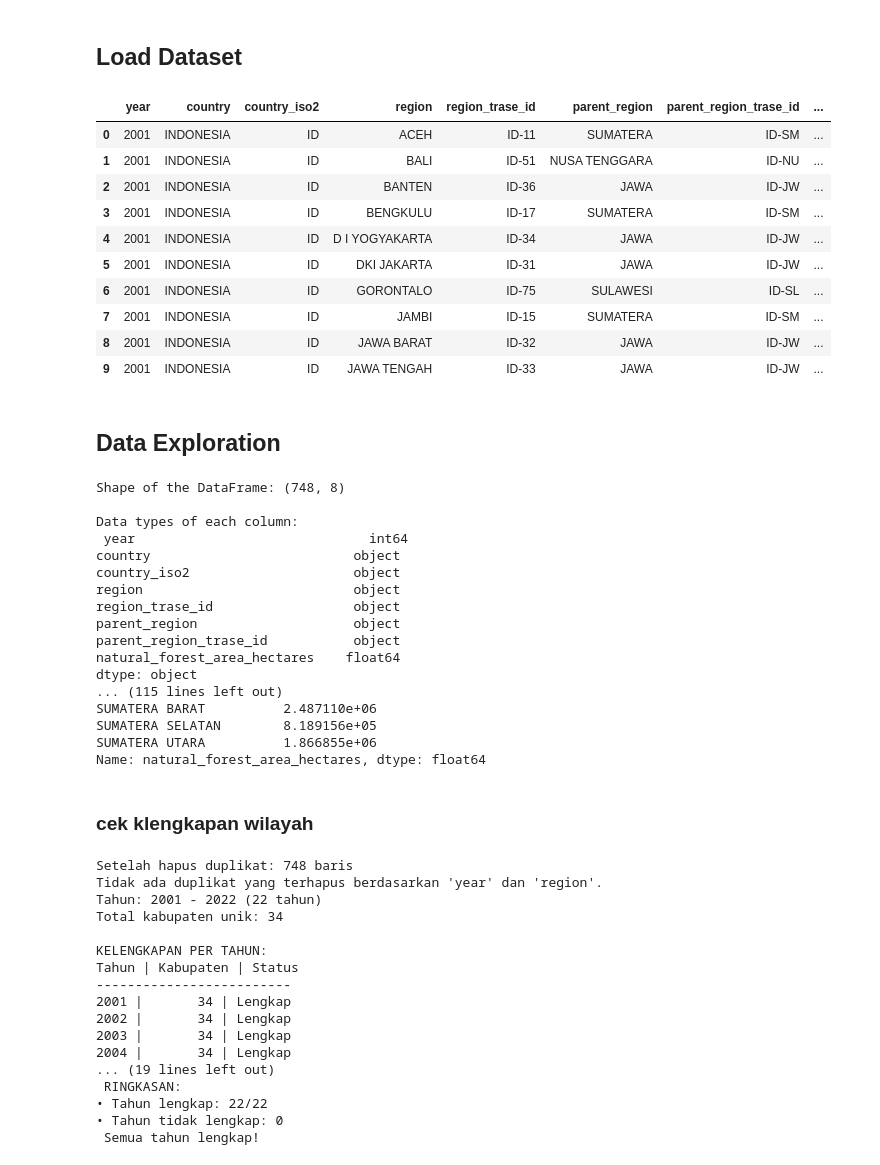
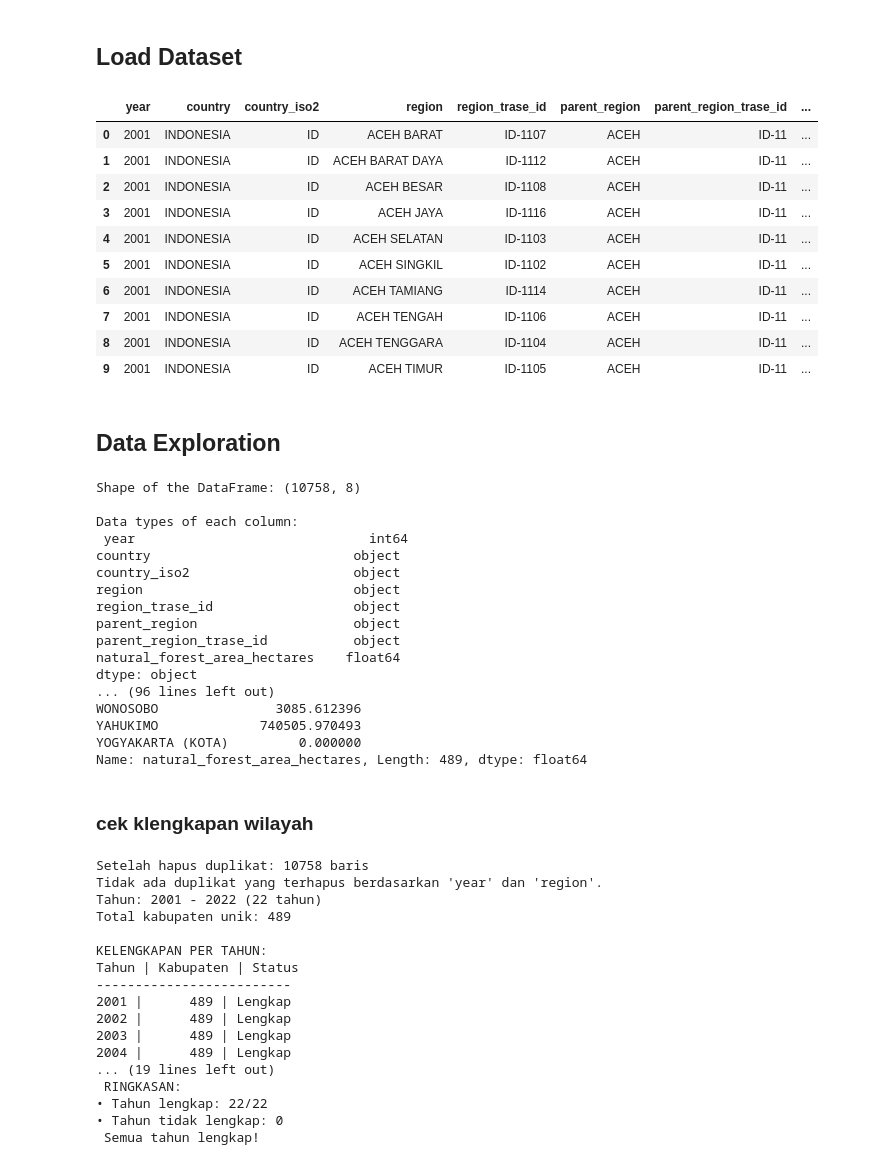
Before and after one commit to bintangfikrif/Unnamed-Final_Project, a Jupyter notebook: notebooks/main.ipynb, the cells around one changed output. Cells and saved outputs as stored; diff of their text form; code cells hidden in the pictures.

```diff
--- a/notebooks/main.ipynb
+++ b/notebooks/main.ipynb
@@ -11,26 +11,26 @@ import seaborn as sns
 ## Load Dataset
 # %%
 try:
-    df = pd.read_csv('/content/spatial-metrics-indonesia-remaining_forest_province.csv')
+    df = pd.read_csv('spatial-metrics-indonesia-remaining_forest_kabupaten.csv')
     display(df.head(10))
 except FileNotFoundError:
-    print("Error: File not found. Please ensure the file '/content/spatial-metrics-indonesia-remaining_forest_province.csv' exists in the current directory.")
+    print("Error: File not found. Please ensure the file 'spatial-metrics-indonesia-remaining_forest_kabupaten.csv' exists in the current directory.")
     df = None # Assign None to df in case of error
 except Exception as e:
     print(f"An unexpected error occurred: {e}")
     df = None
 # %% [output]
 |  | year | country | country_iso2 | region | region_trase_id | parent_region | parent_region_trase_id | ... |
-| 0 | 2001 | INDONESIA | ID | ACEH | ID-11 | SUMATERA | ID-SM | ... |
-| 1 | 2001 | INDONESIA | ID | BALI | ID-51 | NUSA TENGGARA | ID-NU | ... |
-| 2 | 2001 | INDONESIA | ID | BANTEN | ID-36 | JAWA | ID-JW | ... |
-| 3 | 2001 | INDONESIA | ID | BENGKULU | ID-17 | SUMATERA | ID-SM | ... |
-| 4 | 2001 | INDONESIA | ID | D I YOGYAKARTA | ID-34 | JAWA | ID-JW | ... |
-| 5 | 2001 | INDONESIA | ID | DKI JAKARTA | ID-31 | JAWA | ID-JW | ... |
-| 6 | 2001 | INDONESIA | ID | GORONTALO | ID-75 | SULAWESI | ID-SL | ... |
-| 7 | 2001 | INDONESIA | ID | JAMBI | ID-15 | SUMATERA | ID-SM | ... |
-| 8 | 2001 | INDONESIA | ID | JAWA BARAT | ID-32 | JAWA | ID-JW | ... |
-| 9 | 2001 | INDONESIA | ID | JAWA TENGAH | ID-33 | JAWA | ID-JW | ... |
+| 0 | 2001 | INDONESIA | ID | ACEH BARAT | ID-1107 | ACEH | ID-11 | ... |
+| 1 | 2001 | INDONESIA | ID | ACEH BARAT DAYA | ID-1112 | ACEH | ID-11 | ... |
+| 2 | 2001 | INDONESIA | ID | ACEH BESAR | ID-1108 | ACEH | ID-11 | ... |
+| 3 | 2001 | INDONESIA | ID | ACEH JAYA | ID-1116 | ACEH | ID-11 | ... |
+| 4 | 2001 | INDONESIA | ID | ACEH SELATAN | ID-1103 | ACEH | ID-11 | ... |
+| 5 | 2001 | INDONESIA | ID | ACEH SINGKIL | ID-1102 | ACEH | ID-11 | ... |
+| 6 | 2001 | INDONESIA | ID | ACEH TAMIANG | ID-1114 | ACEH | ID-11 | ... |
+| 7 | 2001 | INDONESIA | ID | ACEH TENGAH | ID-1106 | ACEH | ID-11 | ... |
+| 8 | 2001 | INDONESIA | ID | ACEH TENGGARA | ID-1104 | ACEH | ID-11 | ... |
+| 9 | 2001 | INDONESIA | ID | ACEH TIMUR | ID-1105 | ACEH | ID-11 | ... |
 # %% [markdown]
 ## Data Exploration
 # %%
@@ -62,7 +62,7 @@ print("\nMissing values in each column:\n", df.isnull().sum())
 # Analyze relationships between numerical and categorical (example: forest area by region)
 print("\nMean Forest Area by Region:\n", df.groupby('region')['natural_forest_area_hectares'].mean())
 # %% [output]
-Shape of the DataFrame: (748, 8)
+Shape of the DataFrame: (10758, 8)
 
 Data types of each column:
  year                              int64
@@ -74,11 +74,11 @@ parent_region                    object
 parent_region_trase_id           object
 natural_forest_area_hectares    float64
 dtype: object
-... (115 lines left out)
-SUMATERA BARAT          2.487110e+06
-SUMATERA SELATAN        8.189156e+05
-SUMATERA UTARA          1.866855e+06
-Name: natural_forest_area_hectares, dtype: float64
+... (96 lines left out)
+WONOSOBO               3085.612396
+YAHUKIMO             740505.970493
+YOGYAKARTA (KOTA)         0.000000
+Name: natural_forest_area_hectares, Length: 489, dtype: float64
 # %% [markdown]
 ### cek klengkapan wilayah
 # %%
@@ -147,18 +147,18 @@ if df is not None:
     else:
         print(" Semua tahun lengkap!")
 # %% [output]
-Setelah hapus duplikat: 748 baris
+Setelah hapus duplikat: 10758 baris
 Tidak ada duplikat yang terhapus berdasarkan 'year' dan 'region'.
 Tahun: 2001 - 2022 (22 tahun)
-Total kabupaten unik: 34
+Total kabupaten unik: 489
 
 KELENGKAPAN PER TAHUN:
 Tahun | Kabupaten | Status
 -------------------------
-2001 |       34 | Lengkap
-2002 |       34 | Lengkap
-2003 |       34 | Lengkap
-2004 |       34 | Lengkap
+2001 |      489 | Lengkap
+2002 |      489 | Lengkap
+2003 |      489 | Lengkap
+2004 |      489 | Lengkap
 ... (19 lines left out)
  RINGKASAN:
 • Tahun lengkap: 22/22
```
Also changed, not shown: parts of 12 cells of this notebook.
